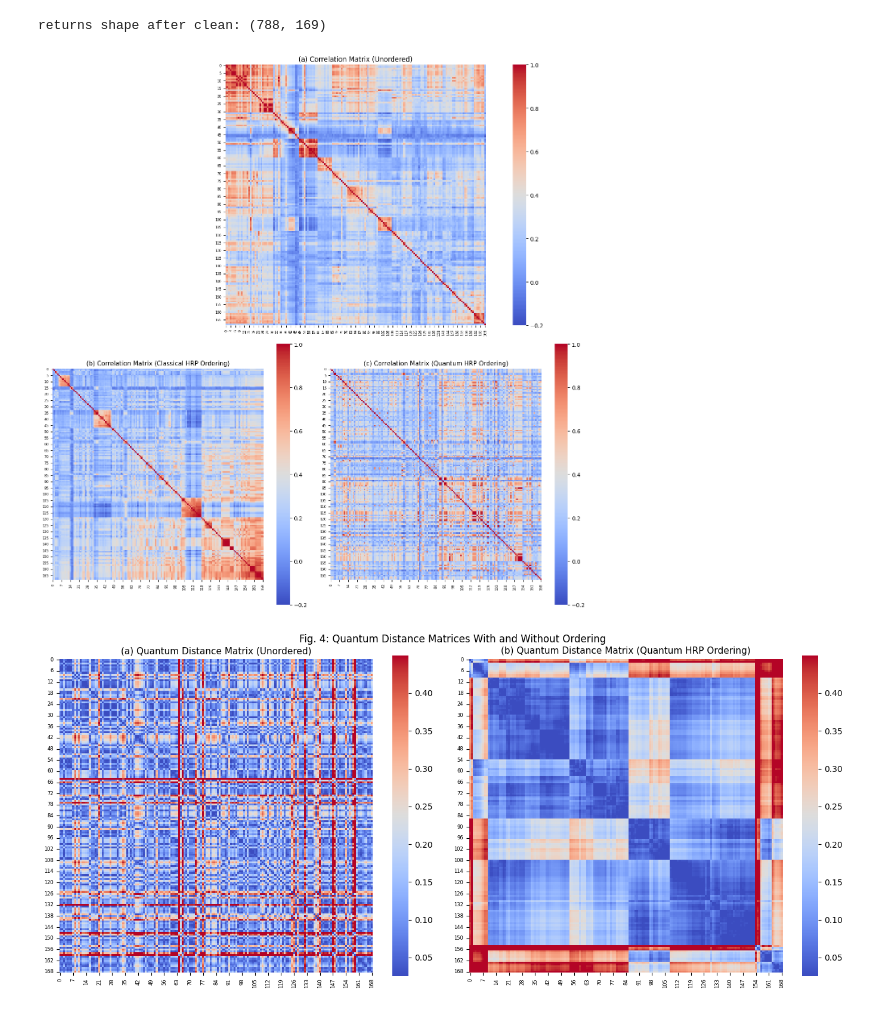
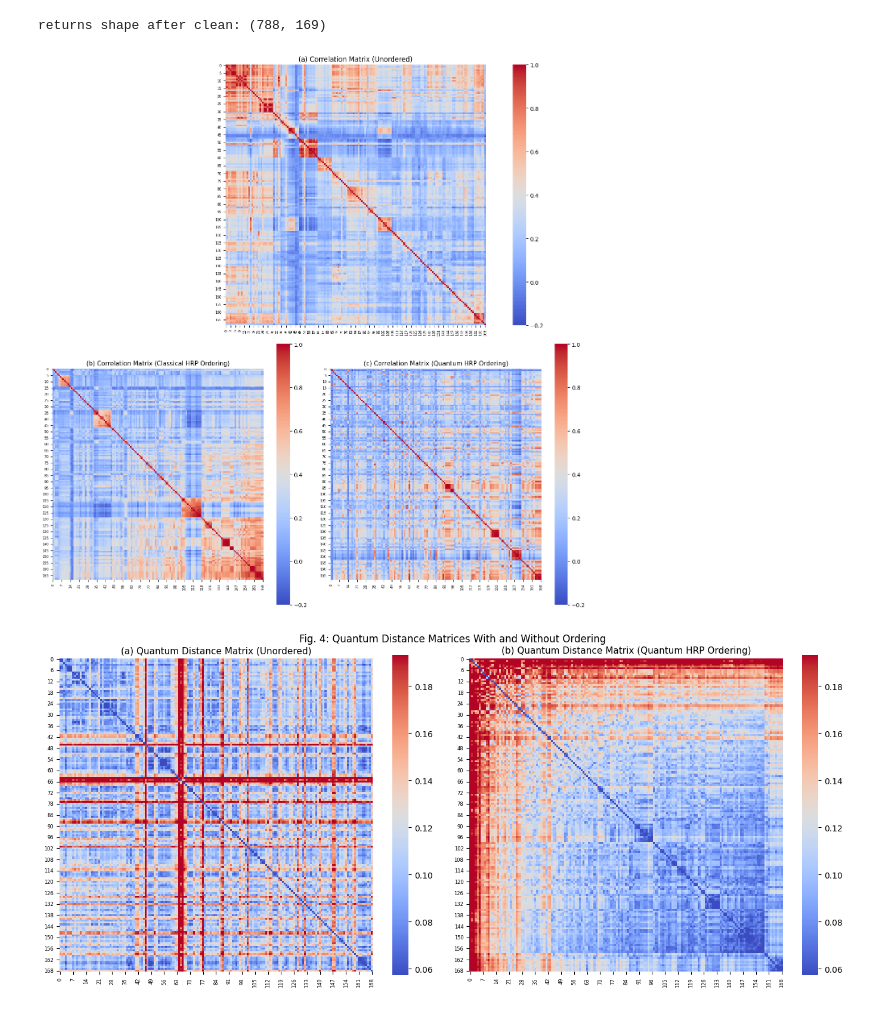
Before and after one commit to ikergs03/tfg-pricing-european-call-qae, a Jupyter notebook: src/qhrp_figure3_4/fig3_4.ipynb, the cells around one changed output. Saved outputs shown, nothing was run; the diff lists cells and outputs as text; code cells hidden in the pictures.

```diff
--- a/src/qhrp_figure3_4/fig3_4.ipynb
+++ b/src/qhrp_figure3_4/fig3_4.ipynb
@@ -63,6 +63,18 @@ R = returns.values
 corr = np.corrcoef(R, rowvar=False)
 # %% [output]
 returns shape after clean: (788, 169)
+# %%
+def compute_distance_matrix_corrected(rho_list):
+    """Frobenius distance CORREGIDA (sin el 1.5 incorrecto)"""
+    N = len(rho_list)
+    D = np.zeros((N, N))
+    for i in range(N):
+        for j in range(i + 1, N):
+            diff = rho_list[i] - rho_list[j]
+            d = 0.5 * np.sqrt(np.trace(diff.conj().T @ diff))  # Sin scale=1.5
+            D[i, j] = d
+            D[j, i] = d
+    return D
 # %%
 alpha = 2.0  # NO se quita
 
@@ -78,7 +90,7 @@ for i in range(features.shape[0]):
     )
     rho_list.append(rho_i)
 
-D_quantum = compute_distance_matrix(rho_list)
+D_quantum = compute_distance_matrix_corrected(rho_list)
 # %%
 # Correlation → distance
 dist_classical = np.sqrt(0.5 * (1 - corr))
@@ -93,9 +105,19 @@ link_classical = linkage(squareform(dist_classical), method="single")
 order_classical = leaves_list(link_classical)
 
 corr_classical = corr[np.ix_(order_classical, order_classical)]
+# %%
+def quantum_ordering_single(D):
+    """
+    Quantum HRP ordering using single linkage
+    (minimum distance linkage), as in the paper.
+    """
+    condensed_D = squareform(D)
+    Z = linkage(condensed_D, method="single")
+    order = leaves_list(Z)
+    return order
 # %%
 # usar exactamente el ordering del repo
-order_quantum = quantum_ordering(D_quantum)
+order_quantum = quantum_ordering_single(D_quantum)
 D_quantum_ordered = D_quantum[np.ix_(order_quantum, order_quantum)]
 
 
@@ -155,13 +177,13 @@ fig.savefig(os.path.join(out_dir, "fig3-corr-matrices.pdf"), bbox_inches="tight"
 fig.savefig(os.path.join(out_dir, "fig3-corr-matrices.jpg"), dpi=300, bbox_inches="tight")
 plt.show()
 # %% [output]
-[figure, old version]
+[figure, new version]
 # %%
 # Reordered quantum distance matrix
 D_quantum_ordered = D_quantum[np.ix_(order_quantum, order_quantum)]
 
 # Use robust scaling to enhance contrast
-vmin_q = float(np.percentile(D_quantum, 5))
+vmin_q = float(np.percentile(D_quantum, 1))
 vmax_q = float(np.percentile(D_quantum, 95))
 fig, axes = plt.subplots(1, 2, figsize=(14, 6))
 
@@ -176,31 +198,31 @@ sns.heatmap(
     ax=axes[0]
  )
 axes[0].set_title("(a) Quantum Distance Matrix (Unordered)", fontsize=11)
 axes[0].tick_params(labelsize=6)
 
 # ---------- (b) Ordered ----------
 sns.heatmap(
     D_quantum_ordered,
     cmap="coolwarm",
     vmin=vmin_q,
     vmax=vmax_q,
     square=True,
     cbar=True,
     ax=axes[1]
  )
 axes[1].set_title("(b) Quantum Distance Matrix (Quantum HRP Ordering)", fontsize=11)
 axes[1].tick_params(labelsize=6)
 
 plt.suptitle(
     "Fig. 4: Quantum Distance Matrices With and Without Ordering",
     fontsize=12,
     y=0.98
 )
 
 plt.tight_layout()
 fig.savefig(os.path.join(out_dir, "fig4-quantum-distance.png"), dpi=300, bbox_inches="tight")
 fig.savefig(os.path.join(out_dir, "fig4-quantum-distance.pdf"), bbox_inches="tight")
 fig.savefig(os.path.join(out_dir, "fig4-quantum-distance.jpg"), dpi=300, bbox_inches="tight")
 plt.show()
 # %% [output]
-[figure, old version]
+[figure, new version]
```
Also changed, not shown: parts of 2 cells of this notebook, 9 other files.
